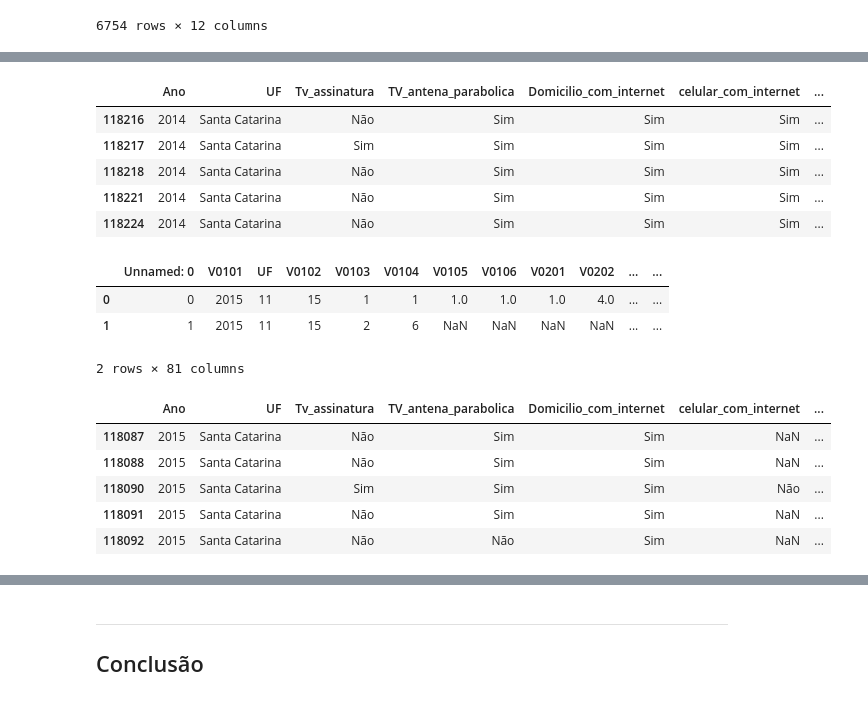
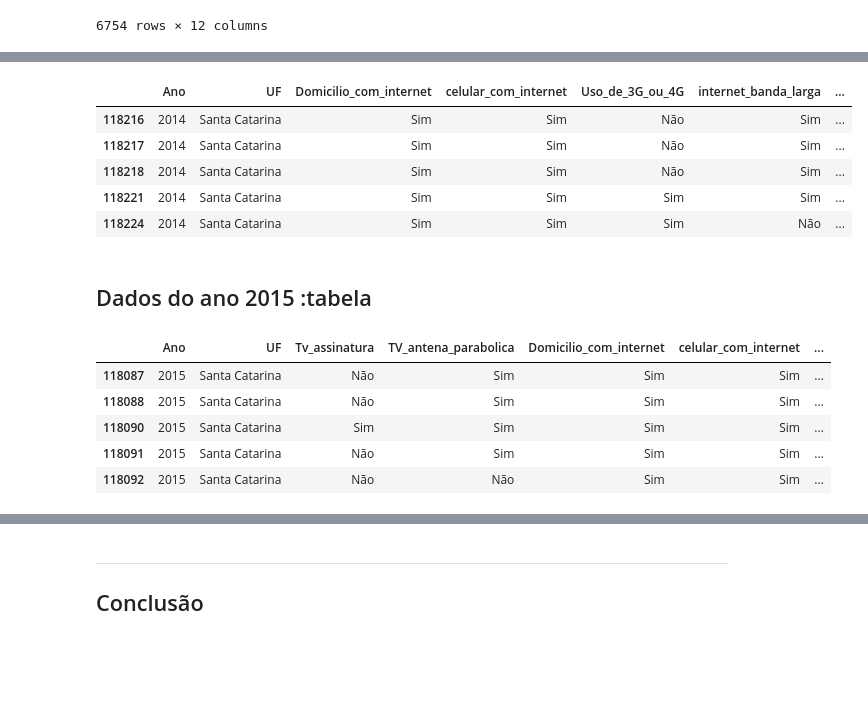
Before and after one commit to KLiuyeh/Ciencias-dos-Dados, a Jupyter notebook: Projeto 1 /Projeto1 Layout.ipynb, the cells around one changed output, grey strips where cells are left out. Saved outputs shown, nothing was run; the diff lists cells and outputs as text; code cells hidden in the pictures; blank space fills up the shorter version.

```diff
--- a/Projeto 1 /Projeto1 Layout.ipynb
+++ b/Projeto 1 /Projeto1 Layout.ipynb
@@ -176,50 +111,51 @@ dados2.head(2)
 # %%
-dadosSc_2014 = dados2[dados2.V4621!=999999999999].loc[:,["V0101","UF","V02272","V02274","V02322","V02324","V02424","V02426","V02323","V02325","V02327","V4621"]] # SANTA Catarina # delimitando variaveis na coluna
+dadosSc_2014 = dados2[dados2.V4621!=999999999999].loc[:,["V0101","UF","V02322","V02324","V02424","V02426","V02323","V02325","V02327","V4621"]] # SANTA Catarina # delimitando variaveis na coluna
 #dadosSc.to_csv("resumo.csv")
-dadosSc_2014.columns =["Ano","UF","Tv_assinatura","TV_antena_parabolica","Domicilio_com_internet","celular_com_internet","Uso_de_3G_ou_4G","internet_banda_larga","microcomputador","Tablet","outro_equipamento","Renda_mensal"]
-dadosSc_2014 = dadosSc_2014[pd.notnull(dadosSc_2014.Renda_mensal)& pd.notnull(dadosSc_2014.Tv_assinatura)&pd.notnull(dadosSc_2014.TV_antena_parabolica)&pd.notnull(dadosSc_2014.Domicilio_com_internet)&pd.notnull(dadosSc_2014.Uso_de_3G_ou_4G)&pd.notnull(dadosSc_2014.internet_banda_larga)&pd.notnull(dadosSc_2014.microcomputador)&pd.notnull(dadosSc_2014.Tablet)&pd.notnull(dadosSc_2014.outro_equipamento)]
+dadosSc_2014.columns =["Ano","UF","Domicilio_com_internet","celular_com_internet","Uso_de_3G_ou_4G","internet_banda_larga","microcomputador","Tablet","outro_equipamento","Renda_mensal"]
+dadosSc_2014 = dadosSc_2014[pd.notnull(dadosSc_2014.Renda_mensal)&pd.notnull(dadosSc_2014.Domicilio_com_internet)&pd.notnull(dadosSc_2014.celular_com_internet)&pd.notnull(dadosSc_2014.Uso_de_3G_ou_4G)&pd.notnull(dadosSc_2014.internet_banda_larga)&pd.notnull(dadosSc_2014.microcomputador)&pd.notnull(dadosSc_2014.Tablet)&pd.notnull(dadosSc_2014.outro_equipamento)]
 # muita pouca gente que acessa com outro equipamento
 
 #Transformando em categoria
 dadosSc_2014.UF = dadosSc_2014.UF.astype("category")
-dadosSc_2014.Tv_assinatura= dadosSc_2014.Tv_assinatura.astype("category")
-dadosSc_2014.TV_antena_parabolica = dadosSc_2014.TV_antena_parabolica.astype("category")
+
 dadosSc_2014.Domicilio_com_internet = dadosSc_2014.Domicilio_com_internet.astype("category")
 dadosSc_2014.celular_com_internet=dadosSc_2014.celular_com_internet.astype("category")
 dadosSc_2014.Uso_de_3G_ou_4G=dadosSc_2014.Uso_de_3G_ou_4G.astype("category")
 dadosSc_2014.internet_banda_larga=dadosSc_2014.internet_banda_larga.astype("category")
 dadosSc_2014.microcomputador=dadosSc_2014.microcomputador.astype("category")
 dadosSc_2014.Tablet=dadosSc_2014.Tablet.astype("category")
 dadosSc_2014.outro_equipamento=dadosSc_2014.outro_equipamento.astype("category")
 
 
 # Trocando os valores representativos(numeros) pelo seu significado
 dadosSc_2014.UF.cat.categories = ("Rondonia","Acre","Amazonas","Roraima", \
 "Pará","Amapá", "Tocantins", "Maranhão", "Piauí", "Ceará","Rio Grande do Norte","Paraíba", \
 "Pernambuco","Alagoas","Sergipe","Bahia","Minas Gerais","Espírito Santo","Rio de Janeiro",\
 "São Paulo","Paraná","Santa Catarina","Rio Grande do Sul","Mato Grosso do Sul","Mato Grosso","Goiás","Distrito Federal")
 
-dadosSc_2014.Tv_assinatura.cat.categories =(["Sim","Não"])
-dadosSc_2014.TV_antena_parabolica.cat.categories = (["Sim","Não","Não sabe"])
+
 dadosSc_2014.Domicilio_com_internet.cat.categories = (["Sim"])
 dadosSc_2014.celular_com_internet.cat.categories = (["Sim ","Não"])
 dadosSc_2014.Uso_de_3G_ou_4G.cat.categories = (["Sim ","Não"])
 dadosSc_2014.internet_banda_larga.cat.categories = (["Sim ","Não"])
 dadosSc_2014.microcomputador.cat.categories = (["Sim ","Não"])
 dadosSc_2014.Tablet.cat.categories = (["Sim ","Não"])
 dadosSc_2014.outro_equipamento.cat.categories = (["Sim ","Não"])
 
 dadosSc_2014 = dadosSc_2014[(dadosSc_2014.UF=="Santa Catarina")|(dadosSc_2014.UF== "Rio Grande do Sul")]
 #dadosSc_2014.head()
+renda_baixa_2014 = dadosSc_2014[dadosSc_2014.Renda_mensal<=700]
+renda_media_2014 = dadosSc_2014[(dadosSc_2014.Renda_mensal>700)&(dadosSc_2014.Renda_mensal<=2500)]
+renda_alta_2014 =dadosSc_2014[dadosSc_2014.Renda_mensal>2500]
 
  # Retirando usuarios nulos
 dadosSc_2014.to_csv("resumo2014.csv")
 
 dadosSc_2014.head()
 # %% [output]
-|  | Ano | UF | Tv_assinatura | TV_antena_parabolica | Domicilio_com_internet | celular_com_internet | ... |
-| 118216 | 2014 | Santa Catarina | Não | Sim | Sim | Sim | ... |
-| 118217 | 2014 | Santa Catarina | Sim | Sim | Sim | Sim | ... |
-| 118218 | 2014 | Santa Catarina | Não | Sim | Sim | Sim | ... |
-| 118221 | 2014 | Santa Catarina | Não | Sim | Sim | Sim | ... |
-| 118224 | 2014 | Santa Catarina | Não | Sim | Sim | Sim | ... |
+|  | Ano | UF | Domicilio_com_internet | celular_com_internet | Uso_de_3G_ou_4G | internet_banda_larga | ... |
+| 118216 | 2014 | Santa Catarina | Sim | Sim | Não | Sim | ... |
+| 118217 | 2014 | Santa Catarina | Sim | Sim | Não | Sim | ... |
+| 118218 | 2014 | Santa Catarina | Sim | Sim | Não | Sim | ... |
+| 118221 | 2014 | Santa Catarina | Sim | Sim | Sim | Sim | ... |
+| 118224 | 2014 | Santa Catarina | Sim | Sim | Sim | Não | ... |
@@ -234,16 +162,12 @@ import os
+# %% [markdown]
+## Dados do ano 2015 :tabela
 # %%
 dados3 = pd.read_csv('DOM2015.csv',sep=',')
-dados3.head(2)
-# %% [output]
-|  | Unnamed: 0 | V0101 | UF | V0102 | V0103 | V0104 | V0105 | V0106 | V0201 | V0202 | ... | ... |
-| 0 | 0 | 2015 | 11 | 15 | 1 | 1 | 1.0 | 1.0 | 1.0 | 4.0 | ... | ... |
-| 1 | 1 | 2015 | 11 | 15 | 2 | 6 | NaN | NaN | NaN | NaN | ... | ... |
-2 rows × 81 columns
 # %%
 dadosSc_2015 = dados3[dados3.V4621!=999999999999].loc[:,["V0101","UF","V02272","V02274","V02322","V02324","V02424","V02426","V02323","V02325","V02327","V4621"]] # SANTA Catarina # delimitando variaveis na coluna
 #dadosSc.to_csv("resumo.csv")
 dadosSc_2015.columns =["Ano","UF","Tv_assinatura","TV_antena_parabolica","Domicilio_com_internet","celular_com_internet","Uso_de_3G_ou_4G","internet_banda_larga","microcomputador","Tablet","outro_equipamento","Renda_mensal"]
-dadosSc_2015 = dadosSc_2015[pd.notnull(dadosSc_2015.Renda_mensal)& pd.notnull(dadosSc_2015.Tv_assinatura)&pd.notnull(dadosSc_2015.TV_antena_parabolica)&pd.notnull(dadosSc_2015.Domicilio_com_internet)&pd.notnull(dadosSc_2015.Uso_de_3G_ou_4G)&pd.notnull(dadosSc_2015.internet_banda_larga)&pd.notnull(dadosSc_2015.microcomputador)&pd.notnull(dadosSc_2015.Tablet)&pd.notnull(dadosSc_2015.outro_equipamento)]
+dadosSc_2015 = dadosSc_2015[pd.notnull(dadosSc_2015.Renda_mensal)& pd.notnull(dadosSc_2015.Tv_assinatura)&pd.notnull(dadosSc_2015.TV_antena_parabolica)&pd.notnull(dadosSc_2015.celular_com_internet)&pd.notnull(dadosSc_2015.Domicilio_com_internet)&pd.notnull(dadosSc_2015.Uso_de_3G_ou_4G)&pd.notnull(dadosSc_2015.internet_banda_larga)&pd.notnull(dadosSc_2015.microcomputador)&pd.notnull(dadosSc_2015.Tablet)&pd.notnull(dadosSc_2015.outro_equipamento)]
 # muita pouca gente que acessa com outro equipamento
 
 #Transformando em categoria
@@ -251,7 +175,7 @@ dadosSc_2015.UF = dadosSc_2015.UF.astype("category")
 dadosSc_2015.Tv_assinatura= dadosSc_2015.Tv_assinatura.astype("category")
 dadosSc_2015.TV_antena_parabolica = dadosSc_2015.TV_antena_parabolica.astype("category")
 dadosSc_2015.Domicilio_com_internet = dadosSc_2015.Domicilio_com_internet.astype("category")
-dadosSc_2015.celular_com_internet=dadosSc_2013.celular_com_internet.astype("category")
+dadosSc_2015.celular_com_internet=dadosSc_2015.celular_com_internet.astype("category")
 dadosSc_2015.Uso_de_3G_ou_4G=dadosSc_2015.Uso_de_3G_ou_4G.astype("category")
 dadosSc_2015.internet_banda_larga=dadosSc_2015.internet_banda_larga.astype("category")
 dadosSc_2015.microcomputador=dadosSc_2015.microcomputador.astype("category")
@@ -268,7 +192,7 @@ dadosSc_2015.UF.cat.categories = ("Rondonia","Acre","Amazonas","Roraima", \
 dadosSc_2015.Tv_assinatura.cat.categories =(["Sim","Não"])
 dadosSc_2015.TV_antena_parabolica.cat.categories = (["Sim","Não","Não sabe"])
 dadosSc_2015.Domicilio_com_internet.cat.categories = (["Sim"])
-dadosSc_2015.celular_com_internet.cat.categories = (["Sim ","Não"])
+dadosSc_2015.celular_com_internet.cat.categories = (["Sim","Não"])
 dadosSc_2015.Uso_de_3G_ou_4G.cat.categories = (["Sim ","Não"])
 dadosSc_2015.internet_banda_larga.cat.categories = (["Sim ","Não"])
 dadosSc_2015.microcomputador.cat.categories = (["Sim ","Não"])
@@ -277,15 +201,17 @@ dadosSc_2015.outro_equipamento.cat.categories = (["Sim ","Não"])
 
 dadosSc_2015 = dadosSc_2015[(dadosSc_2015.UF=="Santa Catarina")|(dadosSc_2015.UF== "Rio Grande do Sul")]
 #dadosSc_2015.head()
+renda_baixa_2015 = dadosSc_2015[dadosSc_2015.Renda_mensal<=700]
+renda_media_2015  = dadosSc_2015[(dadosSc_2015.Renda_mensal>700)&(dadosSc_2015.Renda_mensal<=2500)]
+renda_alta_2015  =dadosSc_2015[dadosSc_2015.Renda_mensal>2500]
 
- # Retirando usuarios nulos
 dadosSc_2015.to_csv("resumo.csv")
 
 dadosSc_2015.head()
 # %% [output]
 |  | Ano | UF | Tv_assinatura | TV_antena_parabolica | Domicilio_com_internet | celular_com_internet | ... |
-| 118087 | 2015 | Santa Catarina | Não | Sim | Sim | NaN | ... |
-| 118088 | 2015 | Santa Catarina | Não | Sim | Sim | NaN | ... |
-| 118090 | 2015 | Santa Catarina | Sim | Sim | Sim | Não | ... |
-| 118091 | 2015 | Santa Catarina | Não | Sim | Sim | NaN | ... |
-| 118092 | 2015 | Santa Catarina | Não | Não | Sim | NaN | ... |
+| 118087 | 2015 | Santa Catarina | Não | Sim | Sim | Sim | ... |
+| 118088 | 2015 | Santa Catarina | Não | Sim | Sim | Sim | ... |
+| 118090 | 2015 | Santa Catarina | Sim | Sim | Sim | Sim | ... |
+| 118091 | 2015 | Santa Catarina | Não | Sim | Sim | Sim | ... |
+| 118092 | 2015 | Santa Catarina | Não | Não | Sim | Sim | ... |
```
Also changed, not shown: parts of 29 cells of this notebook.
